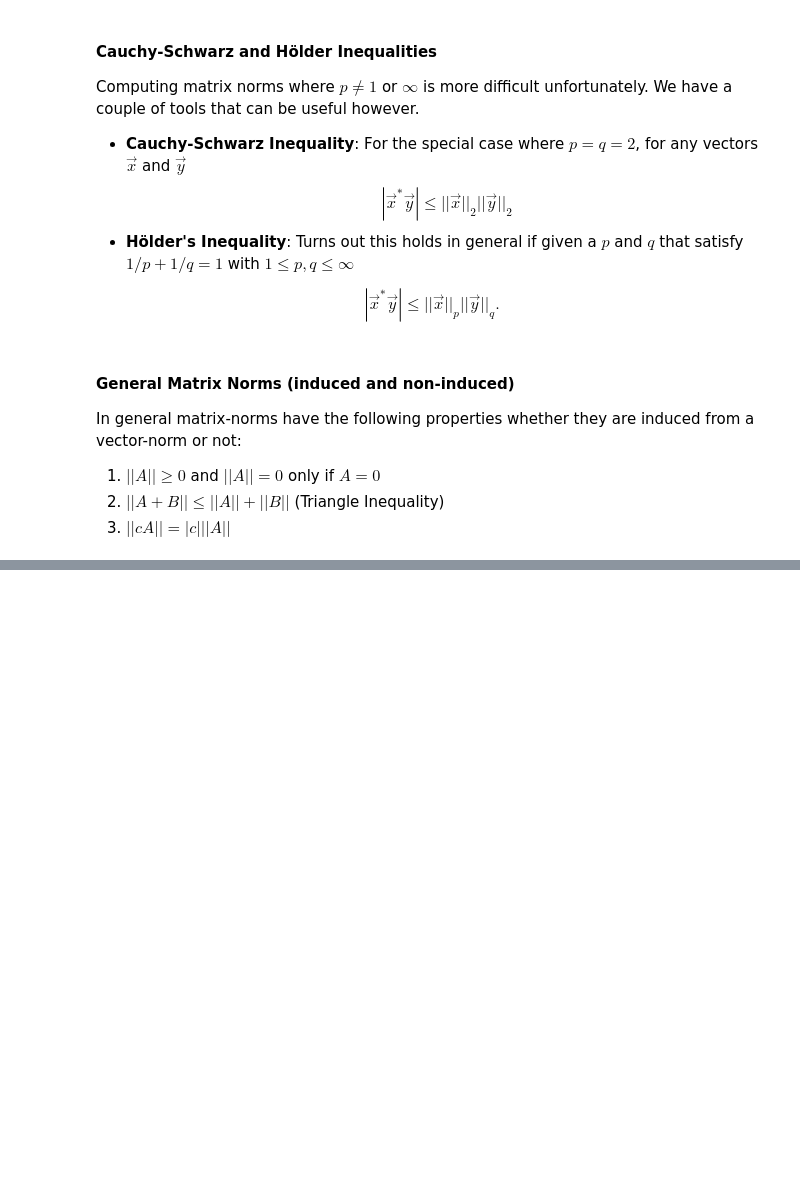
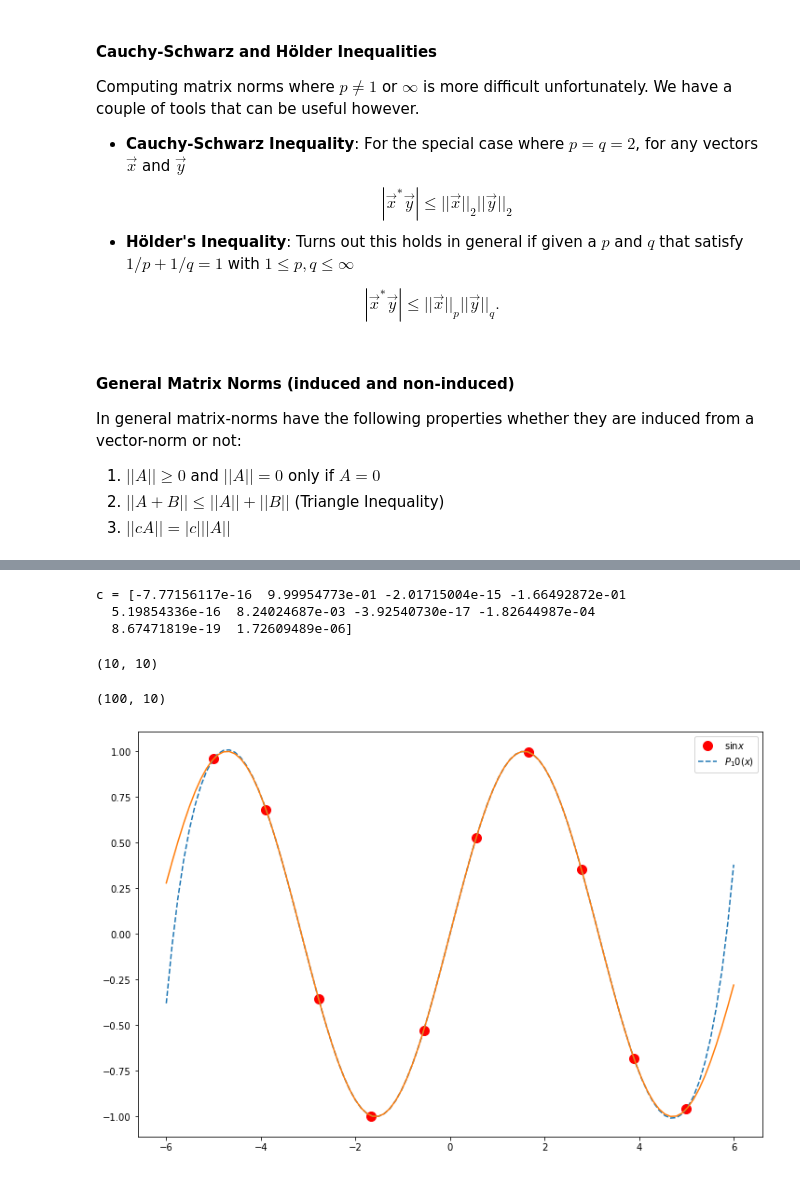
Before and after one commit to elswit/3414-Fall20-Notebooks, a Jupyter notebook: linear_systems.ipynb, the cells around one changed output, grey strips where cells are left out. Saved outputs shown, nothing was run; the diff lists cells and outputs as text; code cells hidden in the pictures; blank space fills up the shorter version.

```diff
--- a/linear_systems.ipynb
+++ b/linear_systems.ipynb
@@ -668,0 +533,39 @@ plt.show()
+# %%
+import numpy as np
+import matplotlib.pyplot as plt
+x = np.linspace(-5,5,10)
+y = np.sin(x)
+
+# choose degree 4 polynomial as model
+degree=9
+
+def Vandermonde(x,degree):
+
+    V = np.zeros((x.shape[0],degree +1 ))
+    for idx in range(degree+1):
+        V[:,idx] = np.power(x,idx)
+    return  V
+
+## Solve Vc = y
+V = Vandermonde(x,degree)
+c = np.linalg.solve(V,y)
+print('c =', c)
+# %% [output]
+c = [-7.77156117e-16  9.99954773e-01 -2.01715004e-15 -1.66492872e-01
+  5.19854336e-16  8.24024687e-03 -3.92540730e-17 -1.82644987e-04
+  8.67471819e-19  1.72609489e-06]
+(10, 10)
+# %%
+%matplotlib inline
+plt.figure(figsize=(12,8))
+plt.plot(x,y,'ro',ms=10)
+x_plot = np.linspace(-6,6,100)
+V_plot = Vandermonde(x_plot,degree)
+poly = np.matmul(V_plot,c.reshape(-1,1))
+plt.plot(x_plot,poly, ls='--')
+plt.plot(x_plot,np.sin(x_plot))
+plt.legend(['$\sin{x}$','$P_10(x)$'])
+V_plot.shape
+# %% [output]
+(100, 10)
+[figure, added]
```
Also changed, not shown: parts of 46 cells of this notebook, 2 other files.
